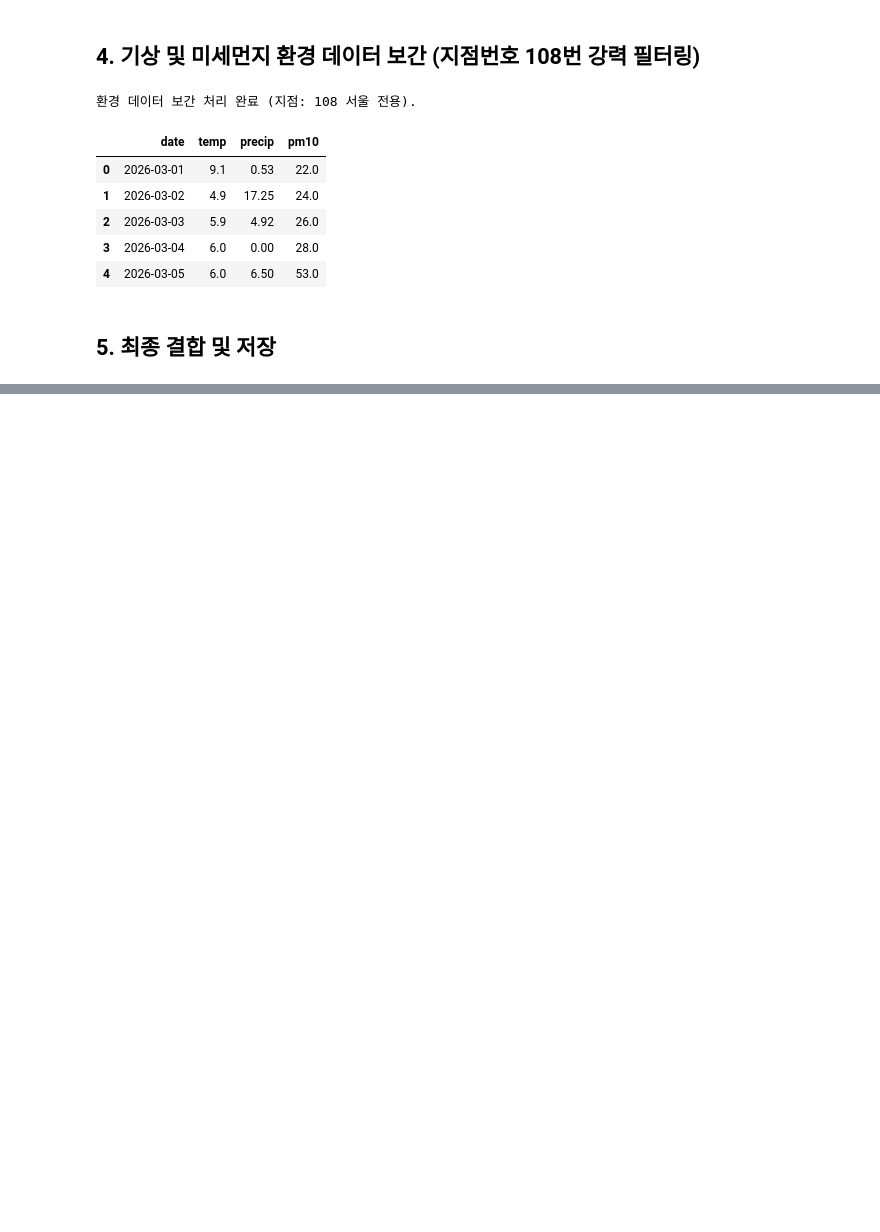
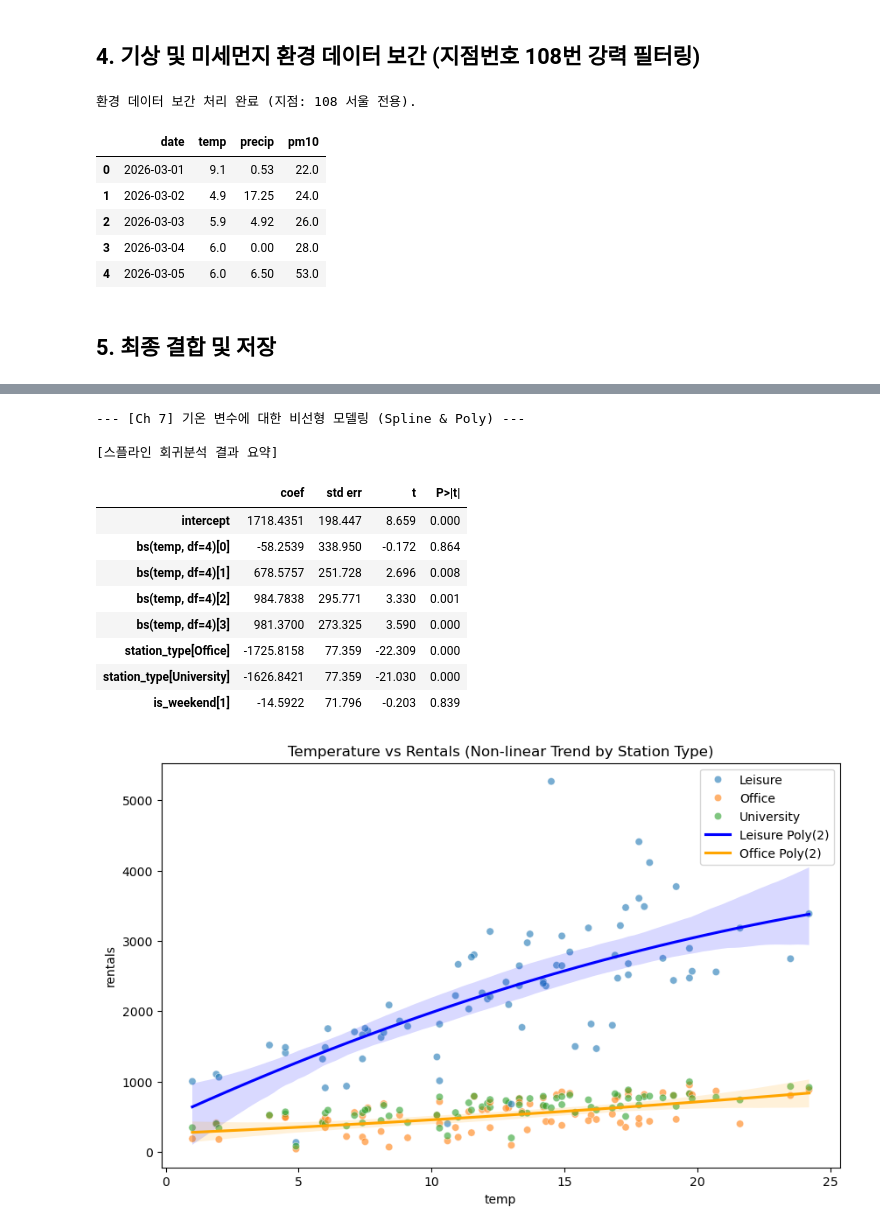
Before and after one commit to todayoneul/ddarungyee, a Jupyter notebook: preprocess.ipynb, the cells around one changed output, grey strips where cells are left out. Saved outputs shown, nothing was run; the diff lists cells and outputs as text; code cells hidden in the pictures; blank space fills up the shorter version.

```diff
--- a/preprocess.ipynb
+++ b/preprocess.ipynb
@@ -292,0 +359,17 @@ memory usage: 25.3+ MB
+# %%
+print("\n--- [Ch 3] 교호작용 항이 포함된 선형회귀 ---")
+
+# ModelSpec을 이용해 상권(station_type)과 주말(is_weekend)의 교호작용 명시
+design_interaction = MS(['temp',
+                         'precip',
+                         'station_type',
+                         'is_weekend',
+                         ('station_type', 'is_weekend')]) # 교호작용 항
+
+# Design Matrix 생성 (자동으로 더미변수가 생성됨)
+X_inter = design_interaction.fit_transform(daily_df)
+y = daily_df['rentals']
+
+# OLS 모델 적합 및 요약
+model_inter = sm.OLS(y, X_inter).fit()
+display(summarize(model_inter))
@@ -292,0 +420,41 @@ memory usage: 25.3+ MB
+# %%
+print("\n--- [Ch 7] 기온 변수에 대한 비선형 모델링 (Spline & Poly) ---")
+
+# 1. 다항회귀 (기온 2차항)
+design_poly = MS([poly('temp', degree=2), 'station_type', 'is_weekend'])
+X_poly = design_poly.fit_transform(daily_df)
+model_poly = sm.OLS(y, X_poly).fit()
+
+# 2. 자유도(df) 4의 큐빅 스플라인
+design_spline = MS([bs('temp', df=4), 'station_type', 'is_weekend'])
+X_spline = design_spline.fit_transform(daily_df)
+model_spline = sm.OLS(y, X_spline).fit()
+
+print("\n[스플라인 회귀분석 결과 요약]")
+display(summarize(model_spline))
+
+# 3. 비선형 효과 시각화 (산점도와 곡선)
+plt.figure(figsize=(10, 6))
+sns.scatterplot(x='temp', y='rentals', hue='station_type', data=daily_df, alpha=0.6)
+sns.regplot(x='temp', y='rentals', data=daily_df[daily_df['station_type']=='Leisure'],
+            order=2, scatter=False, color='blue', label='Leisure Poly(2)')
+sns.regplot(x='temp', y='rentals', data=daily_df[daily_df['station_type']=='Office'],
+            order=2, scatter=False, color='orange', label='Office Poly(2)')
+
+plt.title("Temperature vs Rentals (Non-linear Trend by Station Type)")
+plt.legend()
+plt.show()
+# %% [output]
+--- [Ch 7] 기온 변수에 대한 비선형 모델링 (Spline & Poly) ---
+
+[스플라인 회귀분석 결과 요약]
+|  | coef | std err | t | P>|t| |
+| intercept | 1718.4351 | 198.447 | 8.659 | 0.000 |
+| bs(temp, df=4)[0] | -58.2539 | 338.950 | -0.172 | 0.864 |
+| bs(temp, df=4)[1] | 678.5757 | 251.728 | 2.696 | 0.008 |
+| bs(temp, df=4)[2] | 984.7838 | 295.771 | 3.330 | 0.001 |
+| bs(temp, df=4)[3] | 981.3700 | 273.325 | 3.590 | 0.000 |
+| station_type[Office] | -1725.8158 | 77.359 | -22.309 | 0.000 |
+| station_type[University] | -1626.8421 | 77.359 | -21.030 | 0.000 |
+| is_weekend[1] | -14.5922 | 71.796 | -0.203 | 0.839 |
+[figure, added]
```
Also changed, not shown: parts of 13 cells of this notebook, 1 other file.
